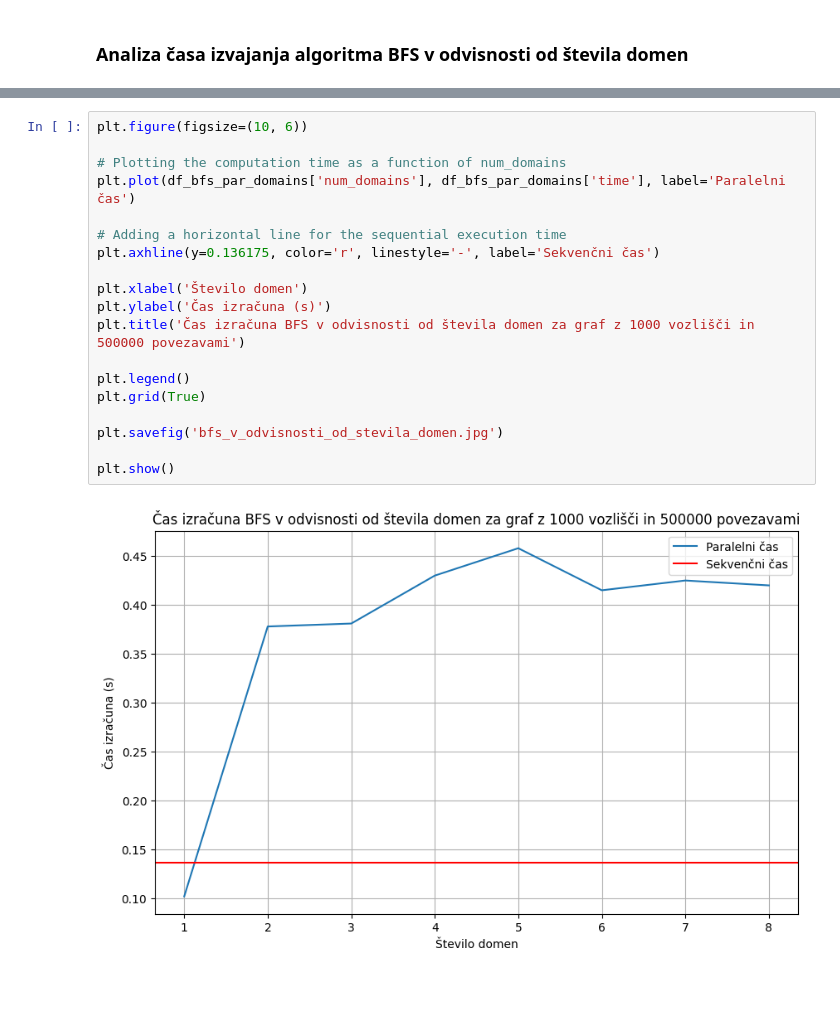
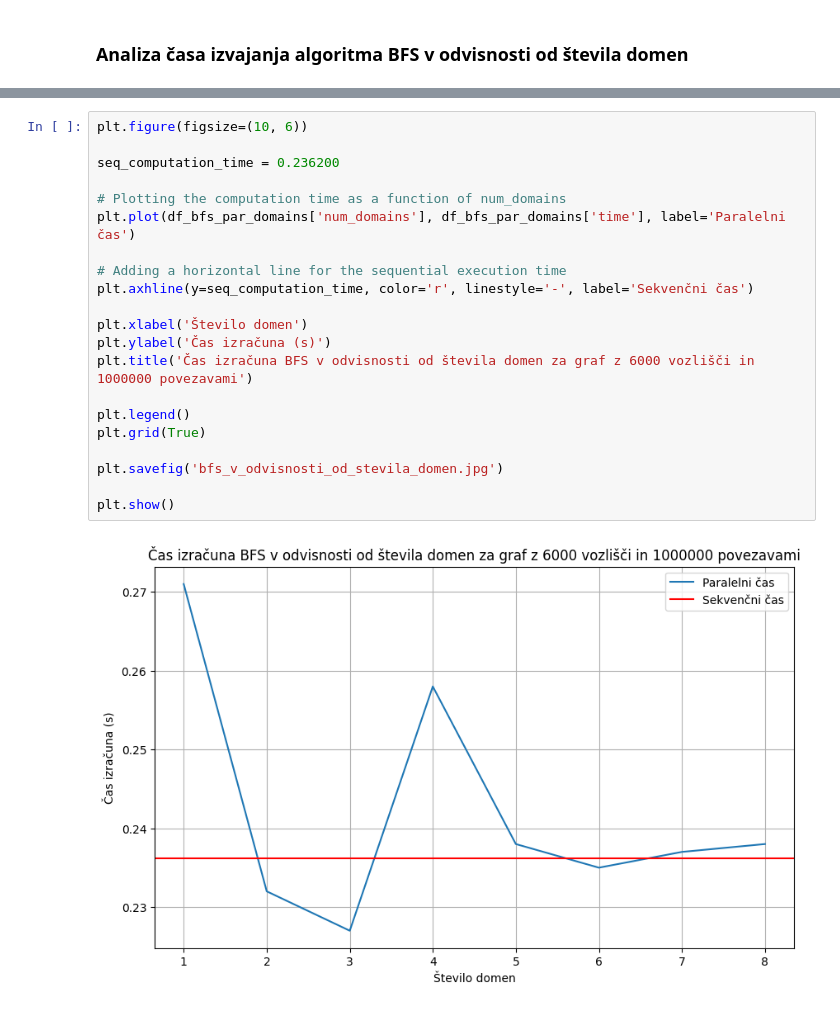
Before and after one commit to tjazerzen/Avtomatska-paralelizacija-v-OCamlu, a Jupyter notebook: playground/graph/computation_time_analysis/computation_time_analysis.ipynb, the cells around one changed output, grey strips where cells are left out. Cells and saved outputs as stored; diff of their text form.

```diff
--- a/playground/graph/computation_time_analysis/computation_time_analysis.ipynb
+++ b/playground/graph/computation_time_analysis/computation_time_analysis.ipynb
@@ -144,21 +144,23 @@ df_bfs_par_domains
 # %%
 plt.figure(figsize=(10, 6))
+
+seq_computation_time = 0.236200
 
 # Plotting the computation time as a function of num_domains
 plt.plot(df_bfs_par_domains['num_domains'], df_bfs_par_domains['time'], label='Paralelni čas')
 
 # Adding a horizontal line for the sequential execution time
-plt.axhline(y=0.136175, color='r', linestyle='-', label='Sekvenčni čas')
+plt.axhline(y=seq_computation_time, color='r', linestyle='-', label='Sekvenčni čas')
 
 plt.xlabel('Število domen')
 plt.ylabel('Čas izračuna (s)')
-plt.title('Čas izračuna BFS v odvisnosti od števila domen za graf z 1000 vozlišči in 500000 povezavami')
+plt.title('Čas izračuna BFS v odvisnosti od števila domen za graf z 6000 vozlišči in 1000000 povezavami')
 
 plt.legend()
 plt.grid(True)
 
 plt.savefig('bfs_v_odvisnosti_od_stevila_domen.jpg')
 
 plt.show()
 # %% [output]
-[figure, old version]
+[figure, new version]
```
Also changed, not shown: parts of 3 cells of this notebook, 6 other files.
